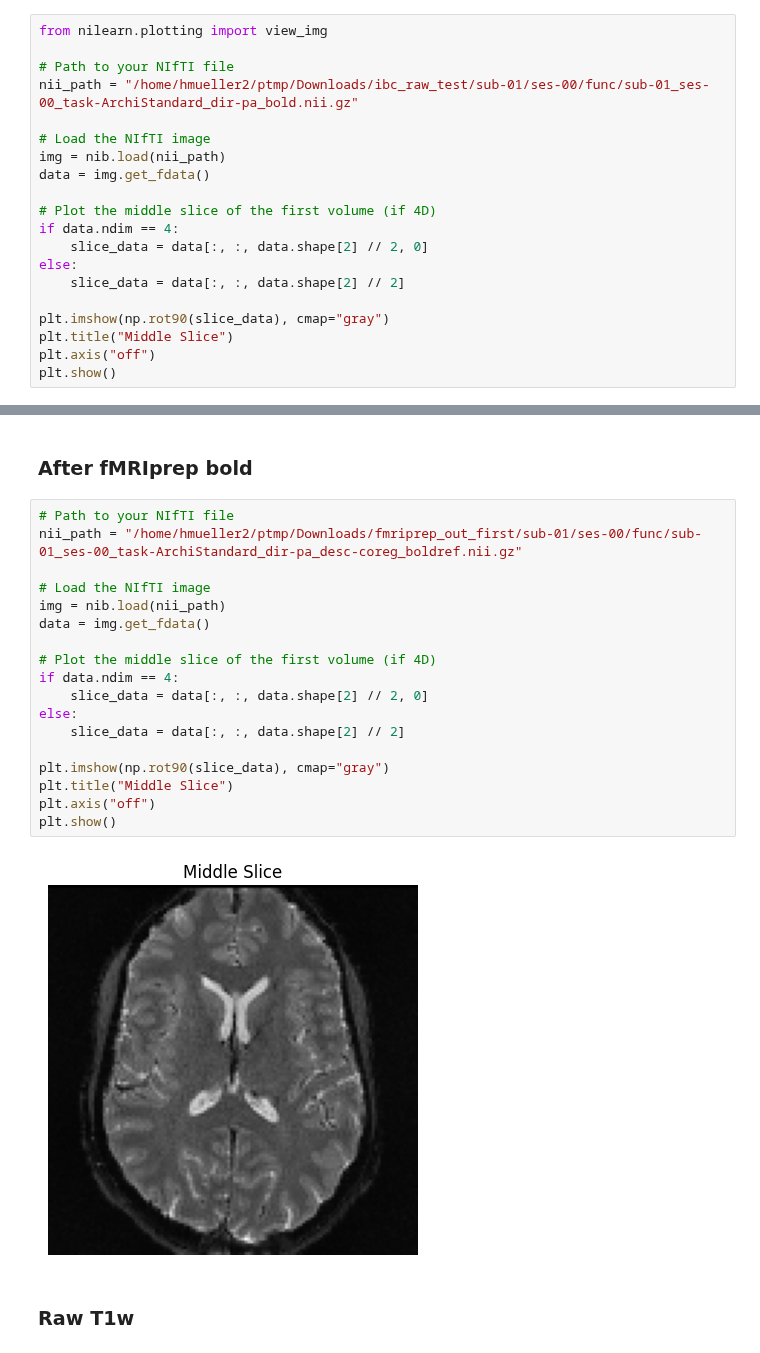
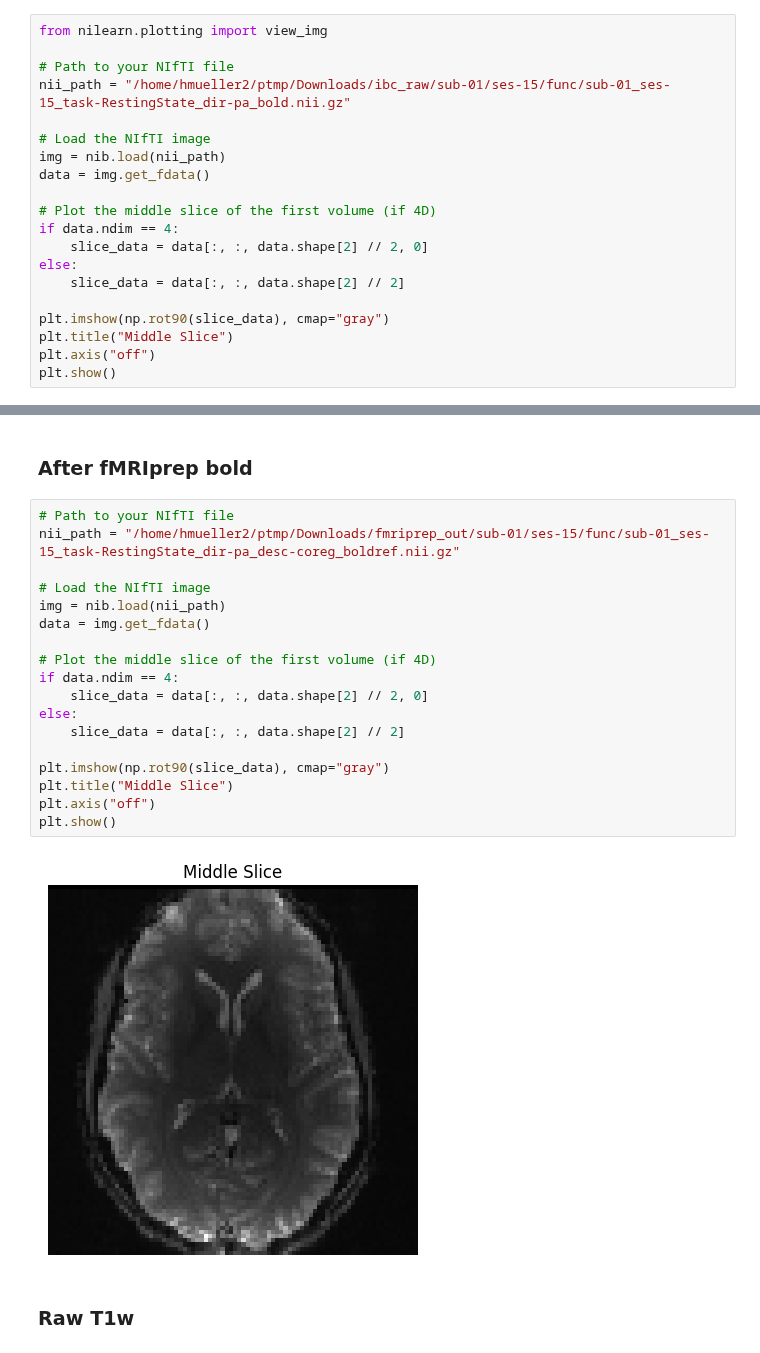
Before and after one commit to Cognitive-Neuroscience-Neurotechnology/ibc_latent, a Jupyter notebook: Preprocessing/fMRIprep_test.ipynb, the cells around one changed output, grey strips where cells are left out. Drawn from its saved outputs; the diff is of its cells as text.

```diff
--- a/Preprocessing/fMRIprep_test.ipynb
+++ b/Preprocessing/fMRIprep_test.ipynb
@@ -10,7 +10,7 @@ import numpy as np
 from nilearn.plotting import view_img
 
 # Path to your NIfTI file
-nii_path = "/home/hmueller2/ptmp/Downloads/ibc_raw_test/sub-01/ses-00/func/sub-01_ses-00_task-ArchiStandard_dir-pa_bold.nii.gz"
+nii_path = "/home/hmueller2/ptmp/Downloads/ibc_raw/sub-01/ses-15/func/sub-01_ses-15_task-RestingState_dir-pa_bold.nii.gz"
 
 # Load the NIfTI image
 img = nib.load(nii_path)
@@ -32,24 +32,24 @@ plt.show()
 ### After fMRIprep bold
 # %%
 # Path to your NIfTI file
-nii_path = "/home/hmueller2/ptmp/Downloads/fmriprep_out_first/sub-01/ses-00/func/sub-01_ses-00_task-ArchiStandard_dir-pa_desc-coreg_boldref.nii.gz"
+nii_path = "/home/hmueller2/ptmp/Downloads/fmriprep_out/sub-01/ses-15/func/sub-01_ses-15_task-RestingState_dir-pa_desc-coreg_boldref.nii.gz"
 
 # Load the NIfTI image
 img = nib.load(nii_path)
 data = img.get_fdata()
 
 # Plot the middle slice of the first volume (if 4D)
 if data.ndim == 4:
     slice_data = data[:, :, data.shape[2] // 2, 0]
 else:
     slice_data = data[:, :, data.shape[2] // 2]
 
 plt.imshow(np.rot90(slice_data), cmap="gray")
 plt.title("Middle Slice")
 plt.axis("off")
 plt.show()
 # %% [output]
-[figure, old version]
+[figure, new version]
 # %% [markdown]
 ### Raw T1w
 # %%
```
Also changed, not shown: parts of 2 cells of this notebook.
